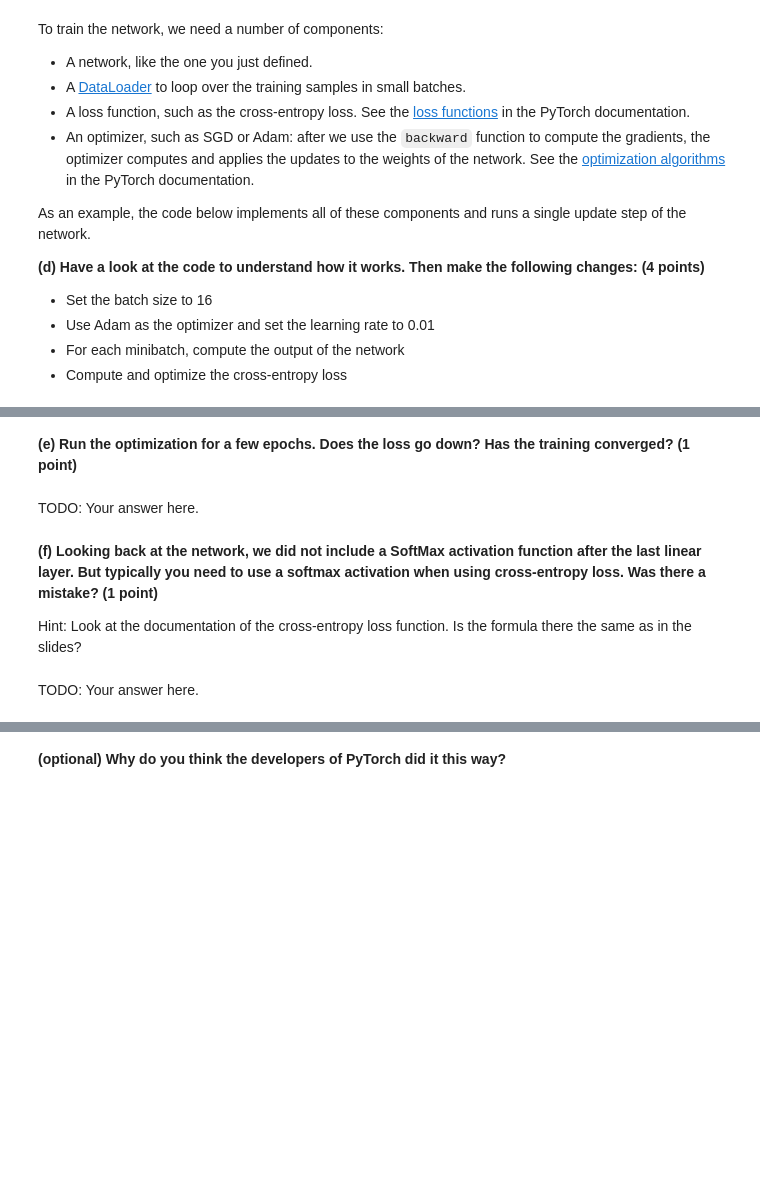
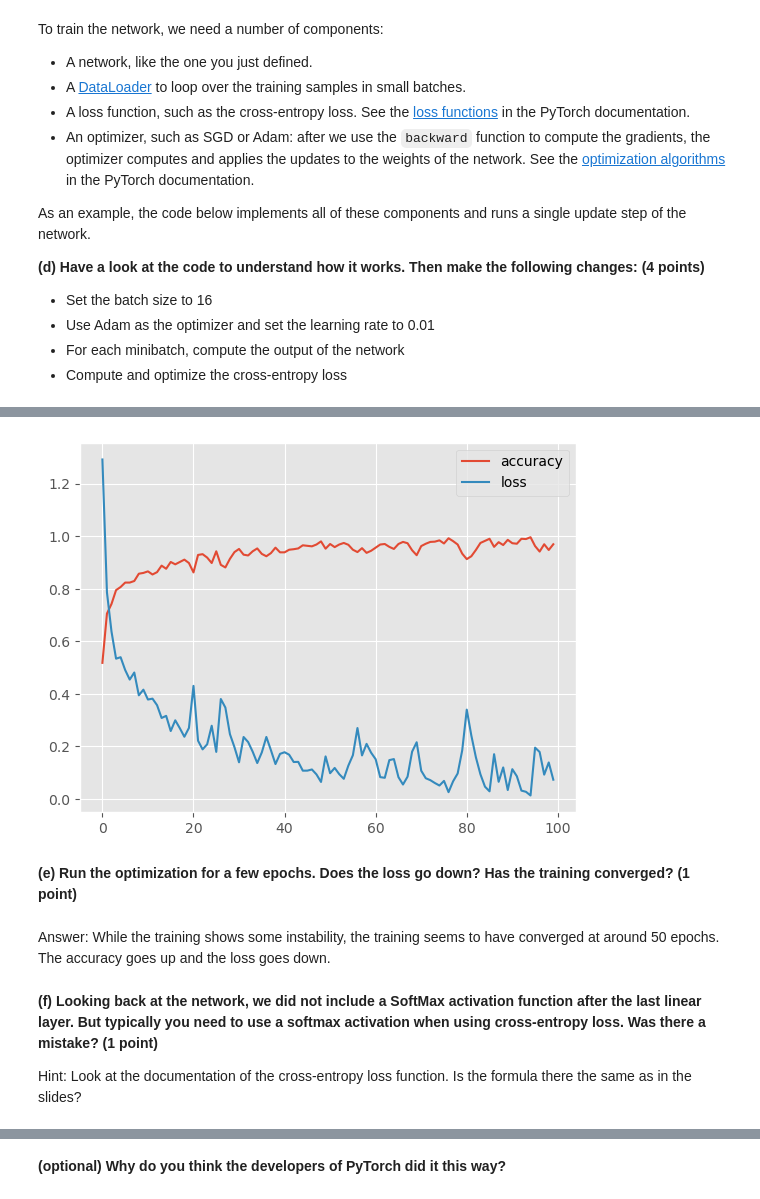
Before and after one commit to aschroede/RU-Deep-Learning, a Jupyter notebook: Assignment 2/dl-assignment-2.ipynb, the cells around one changed output, grey strips where cells are left out. Cells and saved outputs as stored; diff of their text form; code cells hidden in the pictures; blank space fills up the shorter version.

```diff
--- a/Assignment 2/dl-assignment-2.ipynb
+++ b/Assignment 2/dl-assignment-2.ipynb
@@ -358,9 +430,14 @@ We will construct a network that can classify these images.
 * Linear hidden layer 2, ReLU activation, output 64 features.
 * Linear output layer, to 10 classes.
 * No final activation function.
-# %%
-def build_net():
-    # TODO: construct and return the network
-    return None
-net = build_net()
-print(net)
+# %%
+def build_net():
+    return torch.nn.Sequential(
+        torch.nn.Linear(784, 128),
+        torch.nn.ReLU(),
+        torch.nn.Linear(128, 64),
+        torch.nn.ReLU(),
+        torch.nn.Linear(64, 10)
+    )
+net = build_net()
+print(net)
@@ -370,15 +455,15 @@ print(net)
 # use a data loader to loop over fashion_train,
 # with a batch size of 16, shuffle the dataset
 # TODO: construct a DataLoader
-data_loader = ...
+data_loader = torch.utils.data.DataLoader(fashion_train, batch_size=16, shuffle=True)
 
 # TODO: construct your network
-net = ...
+net = build_net()
 for x, y in data_loader:
     print('x.shape:', x.shape)
     print('y.shape:', y.shape)
     # TODO: run your network to compute the output for x
-    output = ...
+    output = net(x)
     print('output.shape', output.shape)
     assert len(output.shape) == 2
     assert output.shape[0] == x.shape[0], "Expected an output for every input sample"
@@ -405,17 +494,19 @@ As an example, the code below implements all of these components and runs a sing
 net = build_net()
 
 # construct a data loader for the training set
-data_loader = torch.utils.data.DataLoader(fashion_train, shuffle=True)
+data_loader = torch.utils.data.DataLoader(fashion_train, batch_size=16, shuffle=True)
 
 # initialize the SGD optimizer
 # we pass the list of parameters of the network
-optimizer = torch.optim.SGD(net.parameters(), lr=0)
+optimizer = torch.optim.Adam(net.parameters(), lr=0.01)
 
 # TODO: Initialize cross-entropy loss function
-loss_function = ...
+loss_function = torch.nn.CrossEntropyLoss()
 
+accuracy_history = []
+loss_history = []
 # repeat for multiple epochs
-for epoch in range(10):
+for epoch in range(100):
     # compute the mean loss and accuracy for this epoch
     loss_sum = 0.0
     accuracy_sum = 0.0
@@ -425,11 +516,11 @@ for epoch in range(10):
     for x, y in data_loader:
         # compute the prediction given the input x
         # TODO: compute the output
-        output = ...
+        output = net(x)
 
         # compute the loss by comparing with the target output y
         # TODO: use loss_function to compute the loss
-        loss = ...
+        loss = loss_function(output, y)
 
         # for a one-hot encoding, the output is a score for each class
         # we assign each sample to the class with the highest score
@@ -454,3 +545,11 @@ for epoch in range(10):
     print('epoch:', epoch,
           'loss:', loss_sum / steps,
           'accuracy:', accuracy_sum / steps)
+    accuracy_history.append((accuracy_sum / steps))
+    loss_history.append((loss_sum / steps))
+
+plt.plot(accuracy_history, label="accuracy")
+plt.plot(loss_history, label="loss")
+plt.legend()
+plt.show()
+# %% [output]
@@ -457,10 +573,9 @@ for epoch in range(10):
+[figure, added]
 # %% [markdown]
 **(e) Run the optimization for a few epochs. Does the loss go down? Has the training converged?<span style="float:right"> (1 point)</span>**
-# %% [markdown]
-TODO: Your answer here.
+# %% [markdown]
+Answer: While the training shows some instability, the training seems to have converged at around 50 epochs. The accuracy goes up and the loss goes down.
 # %% [markdown]
 **(f) Looking back at the network, we did not include a SoftMax activation function after the last linear layer. But typically you need to use a softmax activation when using cross-entropy loss. Was there a mistake?<span style="float:right"> (1 point)</span>**
 
 Hint: Look at the documentation of the cross-entropy loss function. Is the formula there the same as in the slides?
-# %% [markdown]
-TODO: Your answer here.
```
Also changed, not shown: parts of 82 cells of this notebook, 9 other files.
